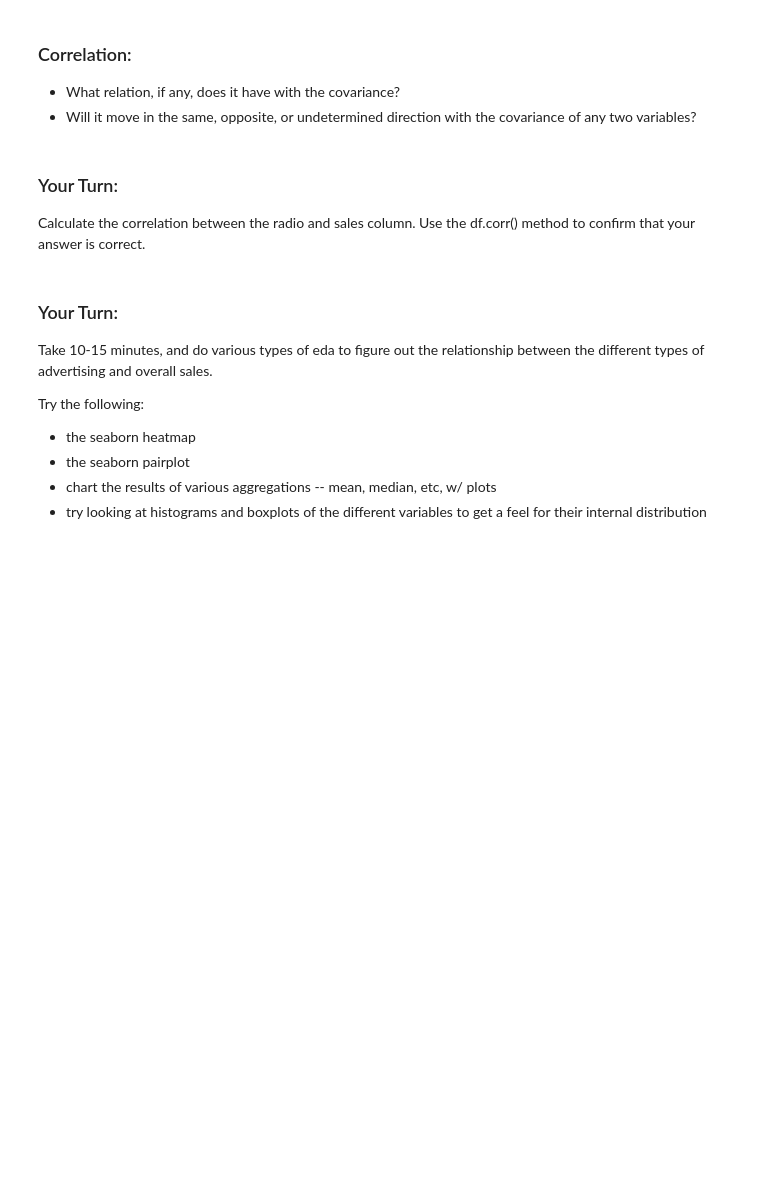
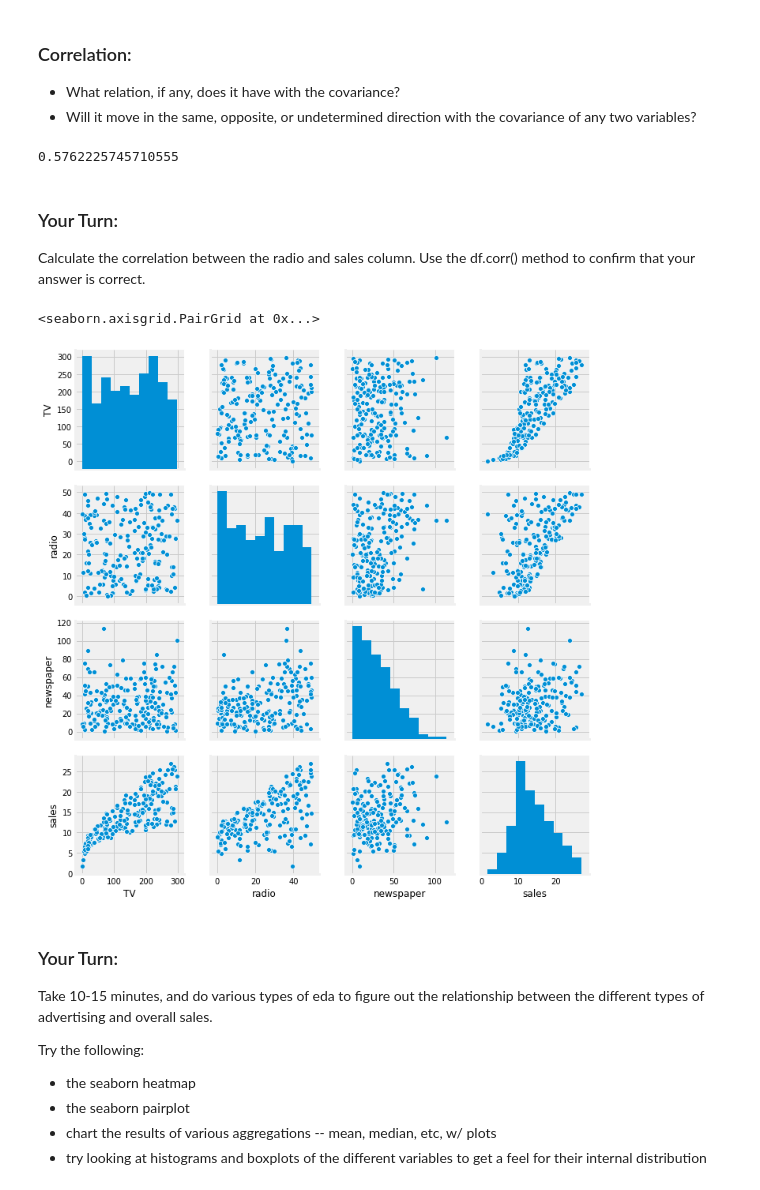
Before and after one commit to alphalex/DAT-06-24, a Jupyter notebook: class material/Unit 3/Lesson 9/stats-intro.ipynb, the cells around one changed output. Cells and saved outputs as stored; diff of their text form; code cells hidden in the pictures; blank space fills up the shorter version.

```diff
--- a/class material/Unit 3/Lesson 9/stats-intro.ipynb
+++ b/class material/Unit 3/Lesson 9/stats-intro.ipynb
@@ -31,7 +31,7 @@ plt.style.use('fivethirtyeight')
 # Read data into a DataFrame.
 
 # We use index_col to tell Pandas that the first column in the data has row labels.
-data = pd.read_csv('http://www-bcf.usc.edu/~gareth/ISL/Advertising.csv', index_col=0)
+data = pd.read_csv('../data/Advertising.csv', index_col=0)
 data.head()
 # %% [output]
 |  | TV | radio | newspaper | sales |
@@ -98,10 +125,19 @@ $$ \frac{\frac{1}{n - 1} \sum\limits_{i=1}^n (x_{i} - \bar{x}) (y_{i} - \bar{y})
 
  - What relation, if any, does it have with the covariance?
  - Will it move in the same, opposite, or undetermined direction with the covariance of any two variables?
+# %%
+cov / (data.radio.std() * data.sales.std())
+# %% [output]
+0.5762225745710555
 # %% [markdown]
 ### Your Turn:
 
 Calculate the correlation between the radio and sales column.  Use the df.corr() method to confirm that your answer is correct.
+# %%
+sns.pairplot(data)
+# %% [output]
+<seaborn.axisgrid.PairGrid at 0x...>
+[figure, added]
 # %% [markdown]
 ### Your Turn:
 
```
Also changed, not shown: parts of 9 cells of this notebook.
